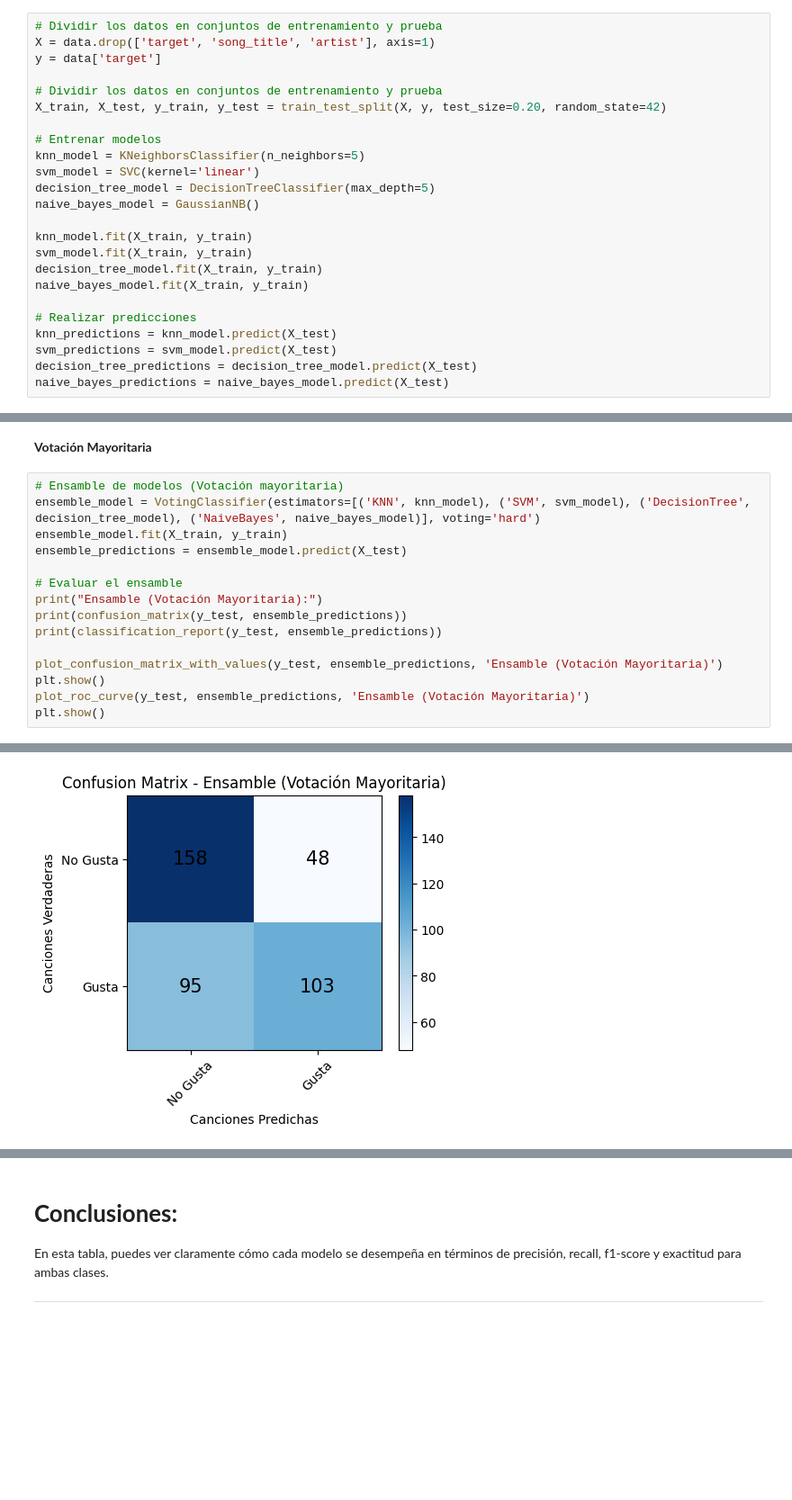
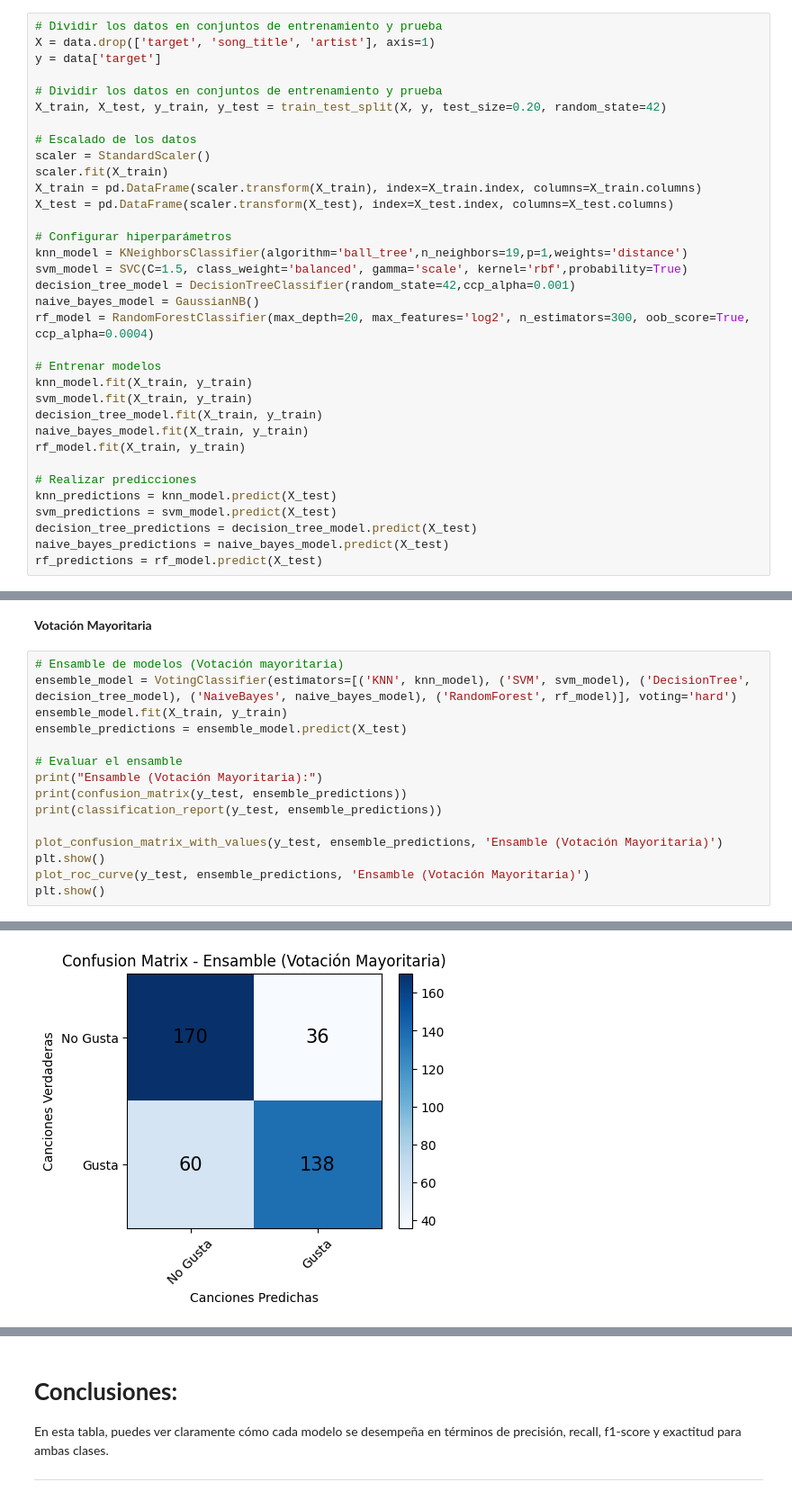
Before and after one commit to norgaston/laboratorio2-mlbd, a Jupyter notebook: Laboratorio_2.ipynb, the cells around one changed output, grey strips where cells are left out. Shown at 90% size. Drawn from its saved outputs; the diff is of its cells as text; blank space fills up the shorter version.

```diff
--- a/Laboratorio_2.ipynb
+++ b/Laboratorio_2.ipynb
@@ -98,22 +112,32 @@ y = data['target']
 # Dividir los datos en conjuntos de entrenamiento y prueba
 X_train, X_test, y_train, y_test = train_test_split(X, y, test_size=0.20, random_state=42)
 
+# Escalado de los datos
+scaler = StandardScaler()
+scaler.fit(X_train)
+X_train = pd.DataFrame(scaler.transform(X_train), index=X_train.index, columns=X_train.columns)
+X_test = pd.DataFrame(scaler.transform(X_test), index=X_test.index, columns=X_test.columns)
+
+# Configurar hiperparámetros
+knn_model = KNeighborsClassifier(algorithm='ball_tree',n_neighbors=19,p=1,weights='distance')
+svm_model = SVC(C=1.5, class_weight='balanced', gamma='scale', kernel='rbf',probability=True)
+decision_tree_model = DecisionTreeClassifier(random_state=42,ccp_alpha=0.001)
+naive_bayes_model = GaussianNB()
+rf_model = RandomForestClassifier(max_depth=20, max_features='log2', n_estimators=300, oob_score=True, ccp_alpha=0.0004)
+
 # Entrenar modelos
-knn_model = KNeighborsClassifier(n_neighbors=5)
-svm_model = SVC(kernel='linear')
-decision_tree_model = DecisionTreeClassifier(max_depth=5)
-naive_bayes_model = GaussianNB()
-
 knn_model.fit(X_train, y_train)
 svm_model.fit(X_train, y_train)
 decision_tree_model.fit(X_train, y_train)
 naive_bayes_model.fit(X_train, y_train)
+rf_model.fit(X_train, y_train)
 
 # Realizar predicciones
 knn_predictions = knn_model.predict(X_test)
 svm_predictions = svm_model.predict(X_test)
 decision_tree_predictions = decision_tree_model.predict(X_test)
 naive_bayes_predictions = naive_bayes_model.predict(X_test)
+rf_predictions = rf_model.predict(X_test)
 # %% [markdown]
 # **Evaluación de los modelos**
 # %% [markdown]
@@ -220,7 +269,7 @@ weighted avg       0.60      0.60      0.60       404
 **Votación Mayoritaria**
 # %%
 # Ensamble de modelos (Votación mayoritaria)
-ensemble_model = VotingClassifier(estimators=[('KNN', knn_model), ('SVM', svm_model), ('DecisionTree', decision_tree_model), ('NaiveBayes', naive_bayes_model)], voting='hard')
+ensemble_model = VotingClassifier(estimators=[('KNN', knn_model), ('SVM', svm_model), ('DecisionTree', decision_tree_model), ('NaiveBayes', naive_bayes_model), ('RandomForest', rf_model)], voting='hard')
 ensemble_model.fit(X_train, y_train)
 ensemble_predictions = ensemble_model.predict(X_test)
 
@@ -248 +297 @@ weighted avg       0.65      0.65      0.64       404
-[figure, old version]
+[figure, new version]
```
Also changed, not shown: parts of 19 cells of this notebook.
